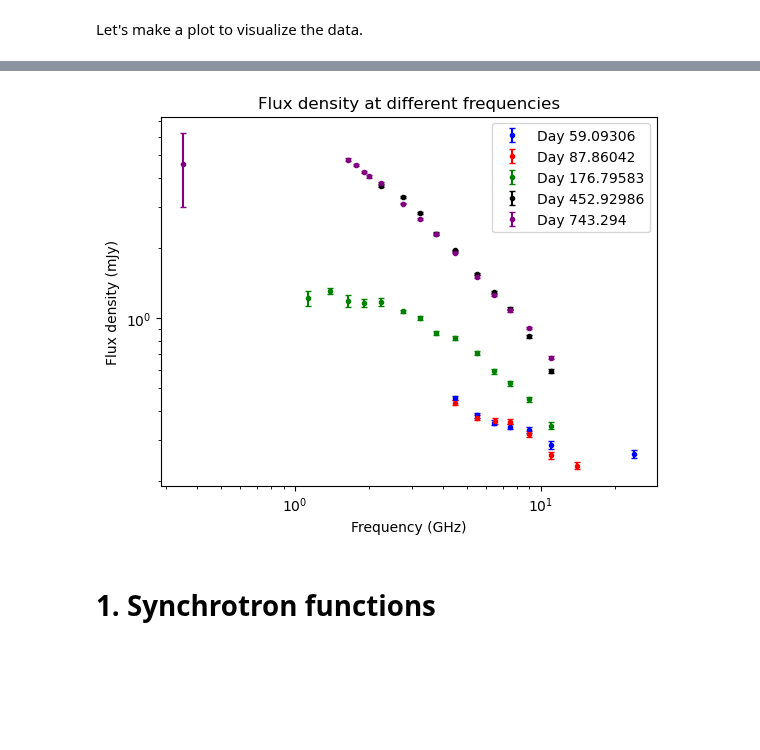
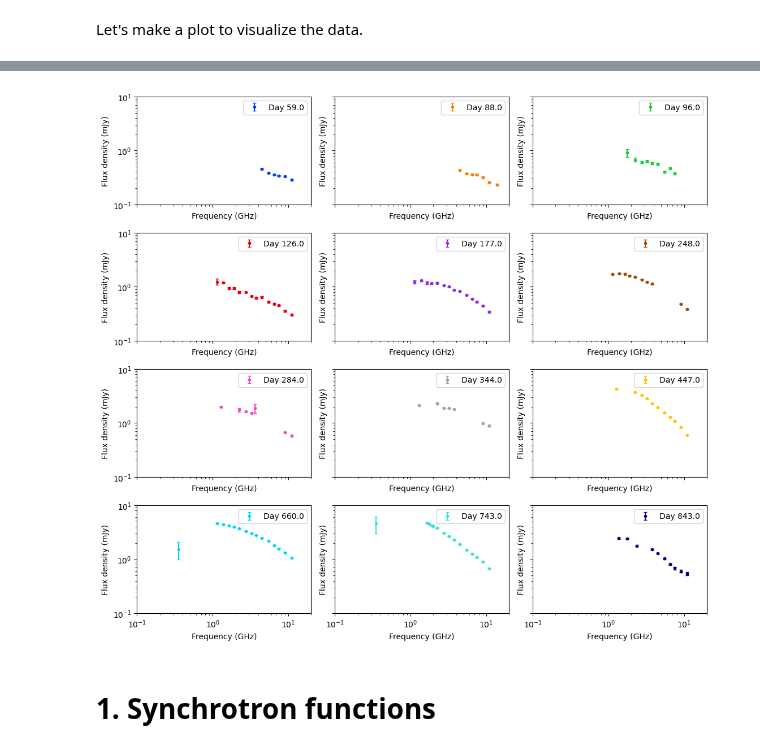
Before and after one commit to Camachoadri/JAEICU2024, a Jupyter notebook: TDE AT2019azh/TDE AT2019azh.ipynb, the cells around one changed output, grey strips where cells are left out. Cells and saved outputs as stored; diff of their text form; code cells hidden in the pictures; blank space fills up the shorter version.

```diff
--- a/TDE AT2019azh/TDE AT2019azh.ipynb
+++ b/TDE AT2019azh/TDE AT2019azh.ipynb
@@ -4,6 +4,8 @@ import matplotlib.pyplot as plt
 import scipy
 import os
 from datetime import date
+#Addign a progress bar to iterations
+from tqdm import tqdm
 
 #gamma function and integration
 from scipy import special, optimize
@@ -28,7 +30,14 @@ from astropy import constants as const
 #Importing the constant that will be needed
 from astropy.constants import c, k_B, m_e, e
 
+#Colors and ratios for graphs
+import seaborn as sns
 golden = (1 + 5 ** 0.5) / 2
+sns.set_palette("muted")
+colors = sns.color_palette("muted")
+colors_dark = sns.color_palette("bright")
+colors_dark.append('turquoise')
+colors_dark.append('navy')
 # %% [markdown]
 # Data selection
 # %% [markdown]
@@ -46,3 +55,13 @@ data_rec.rename_column('Flux density (uJy)', 'Flux density (mJy)')
 data_rec.rename_column('Flux density error (uJy)', 'Flux density error (mJy)')
 # %% [markdown]
 Let's make a plot to visualize the data.
+# %%
+days=sorted(list(set(list(data_rec['Days since detection']))))[1:]
+#Go thrught the list and if 2 epoch are at least 7 days close merge them into the first one
+for i in np.arange(1, len(days)):
+    if (days[i] - days[i-1]) <= 7:
+        #Change the value of the second epoch to the first in data_rec
+        data_rec['Days since detection']=np.where(data_rec['Days since detection']==days[i], days[i-1], data_rec['Days since detection'])
+        print((days[i]))
+
+days=sorted(list(set(list(data_rec['Days since detection']))))[1:]
@@ -49,46 +133,40 @@ Let's make a plot to visualize the data.
 # %%
 #For the plot lets go trhought rows and plotting each day in a colour
-fig, ax = plt.subplots()
-NumberOfDates=5
+sizefig=10
+plt.figure(figsize=(sizefig*golden, sizefig))
+fig, ax = plt.subplots(4,3)
 date_list=[]
-for i in np.arange(0,NumberOfDates):
+for i in np.arange(0,len(days)):
     date_list.append([[], [], []])
 
+roundDecim=0
 for freq in data_rec:
-    day= round(freq['Days since detection'],5)
+    day= round(freq['Days since detection'],roundDecim)
     Frequency=freq['Frequency (GHz)']
     Flux=freq['Flux density (mJy)']
     FluxErr=freq['Flux density error (mJy)']
-    if day ==  59.09306:
-        ax.errorbar(Frequency, Flux, yerr= FluxErr,
-                     fmt= '.',capsize= 2 , c='blue', zorder=8, label= f'Day {day}' )
-        date_list[0][0].append(Frequency)
-        date_list[0][1].append(Flux)
-        date_list[0][2].append(FluxErr)
-    if day ==  87.86042:
-        ax.errorbar(Frequency, Flux, yerr= FluxErr,
-                     fmt= '.',capsize= 2 , c='red', zorder=8, label= f'Day {day}' )
-        date_list[1][0].append(Frequency)
-        date_list[1][1].append(Flux)
-        date_list[1][2].append(FluxErr)
-    if day ==  176.79583:
-        ax.errorbar(Frequency, Flux, yerr= FluxErr,
-                     fmt= '.',capsize= 2 , c='green', zorder=8, label= f'Day {day}' )
-        date_list[2][0].append(Frequency)
-        date_list[2][1].append(Flux)
-        date_list[2][2].append(FluxErr)
-    if day ==  452.92986:
-        ax.errorbar(Frequency, Flux, yerr= FluxErr,
-                     fmt= '.',capsize= 2 , c='black', zorder=8, label= f'Day {day}' )
-        date_list[3][0].append(Frequency)
-        date_list[3][1].append(Flux)
-        date_list[3][2].append(FluxErr)
-    if day == 743.294:
-        ax.errorbar(Frequency, Flux, yerr= FluxErr,
-                     fmt= '.',capsize= 2 , c='purple', zorder=8, label= f'Day {day}' )
-        date_list[4][0].append(Frequency)
-        date_list[4][1].append(Flux)
-        date_list[4][2].append(FluxErr)
+    for i, DayData in enumerate(days):
+        if day == round(DayData,roundDecim):
+            Index1= i%3
+            Index2=0
+            if i >=3: Index2= int((i-Index1)/3)
+            ax[Index2][Index1].errorbar(Frequency, Flux, yerr= FluxErr,
+                         fmt= '.',capsize= 2 , c=colors_dark[i], zorder=8, label= f'Day {day}')
+            date_list[i][0].append(Frequency)
+            date_list[i][1].append(Flux)
+            date_list[i][2].append(FluxErr)
+
+            ax[Index2][Index1].set_yscale('log')
+            ax[Index2][Index1].set_xscale('log')
+            ax[Index2][Index1].set_ylim(bottom=0.1, top=10)
+            ax[Index2][Index1].set_xlim(left=0.1, right=20)
+            ax[Index2][Index1].set_xlabel(f"Frequency (GHz)")
+            ax[Index2][Index1].set_ylabel(f'Flux density (mJy)')
+
+            if Index1 != 0:
+                plt.setp(ax[Index2][Index1].get_yticklabels(), visible= False)
+            if Index2 != ax.shape[1]:
+                plt.setp(ax[Index2][Index1].get_xticklabels(), visible= False)
 
 #Function to only plot labels once
 def legend_without_duplicate_labels(ax):
@@ -96,12 +174,15 @@ def legend_without_duplicate_labels(ax):
     unique = [(h, l) for i, (h, l) in enumerate(zip(handles, labels)) if l not in labels[:i]]
     ax.legend(*zip(*unique))
 
-legend_without_duplicate_labels(ax)
+for i, DayData in enumerate(days):
+    Index1= i%3
+    Index2=0
+    if i >=3: Index2= int((i-Index1)/3)
+    legend_without_duplicate_labels(ax[Index2][Index1])
 
-plt.yscale('log')
-plt.xscale('log')
-plt.xlabel(f"Frequency (GHz)")
-plt.ylabel(f'Flux density (mJy)')
-plt.title('Flux density at different frequencies')
+fig.set_figheight(sizefig)
+fig.set_figwidth(sizefig*1.1)
+
+plt.tight_layout()
 plt.show()
 # %% [output]
@@ -108,4 +190,4 @@ plt.show()
-[figure, old version]
+[figure, new version]
 # %% [markdown]
 # 1. Synchrotron functions
 # %%
```
Also changed, not shown: parts of 6 cells of this notebook.
